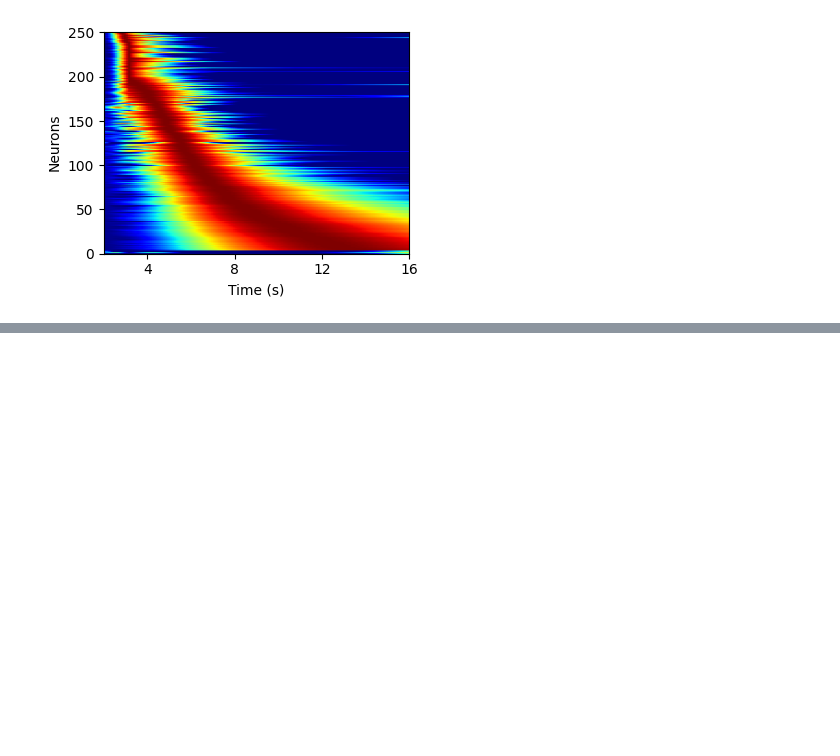
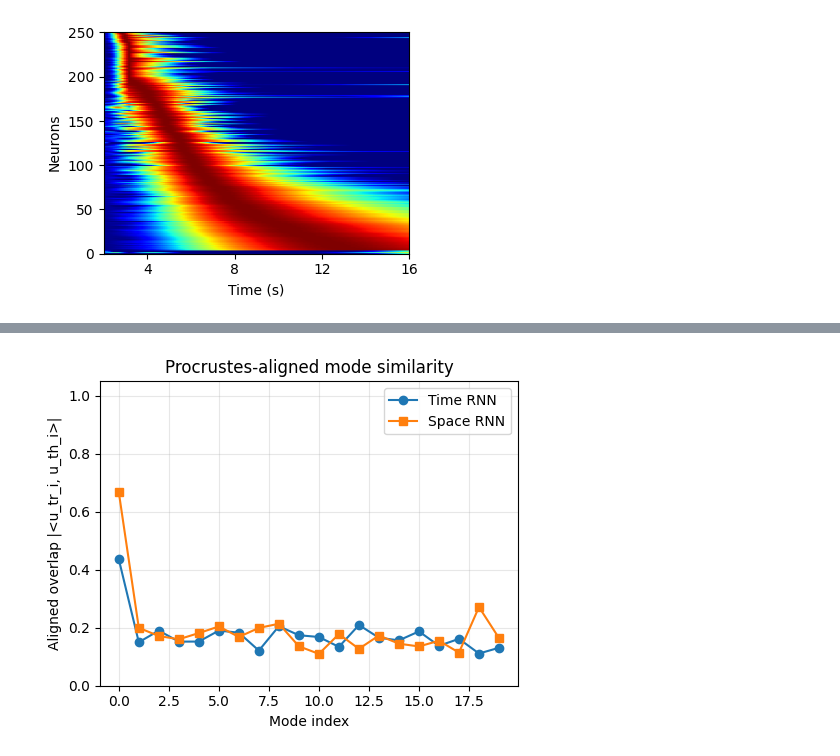
Before and after one commit to qrsyu/STCell, a Jupyter notebook: code/theory_exp/test_RNN.ipynb, the cells around one changed output, grey strips where cells are left out. Drawn from its saved outputs; the diff is of its cells as text; code cells hidden in the pictures; blank space fills up the shorter version.

```diff
--- a/code/theory_exp/test_RNN.ipynb
+++ b/code/theory_exp/test_RNN.ipynb
@@ -197,0 +304,15 @@ plt.savefig(f'theory_rnn_{load_data_type}_{N}_hs.png', transparent=True)
+# %%
+from scipy.linalg import orthogonal_procrustes
+
+R, scale = orthogonal_procrustes(U_tr_k, U_th_k)
+U_tr_aligned = U_tr_k @ R
+
+R_sp, scale_sp = orthogonal_procrustes(U_tr_k, U_sp_k)
+U_tr_aligned_sp = U_tr_k @ R_sp
+
+# now compare aligned basis
+overlap_aligned = np.abs(np.diag(U_tr_aligned.T @ U_th_k))
+print("Aligned diagonal overlaps:", overlap_aligned)
+
+overlap_aligned_sp = np.abs(np.diag(U_tr_aligned_sp.T @ U_sp_k))
+print("Aligned diagonal overlaps (space):", overlap_aligned_sp)
@@ -197,0 +328,15 @@ plt.savefig(f'theory_rnn_{load_data_type}_{N}_hs.png', transparent=True)
+# %%
+plt.figure(figsize=(5,4))
+plt.plot(overlap_aligned, marker='o', label='Time RNN')
+plt.plot(overlap_aligned_sp, marker='s', label='Space RNN')
+plt.ylim(0, 1.05)
+
+plt.xlabel("Mode index")
+plt.ylabel("Aligned overlap |<u_tr_i, u_th_i>|")
+plt.title("Procrustes-aligned mode similarity")
+plt.grid(True, alpha=0.3)
+plt.legend()
+plt.tight_layout()
+plt.show()
+# %% [output]
+[figure, added]
```
Also changed, not shown: parts of 12 cells of this notebook, 4 other files.
